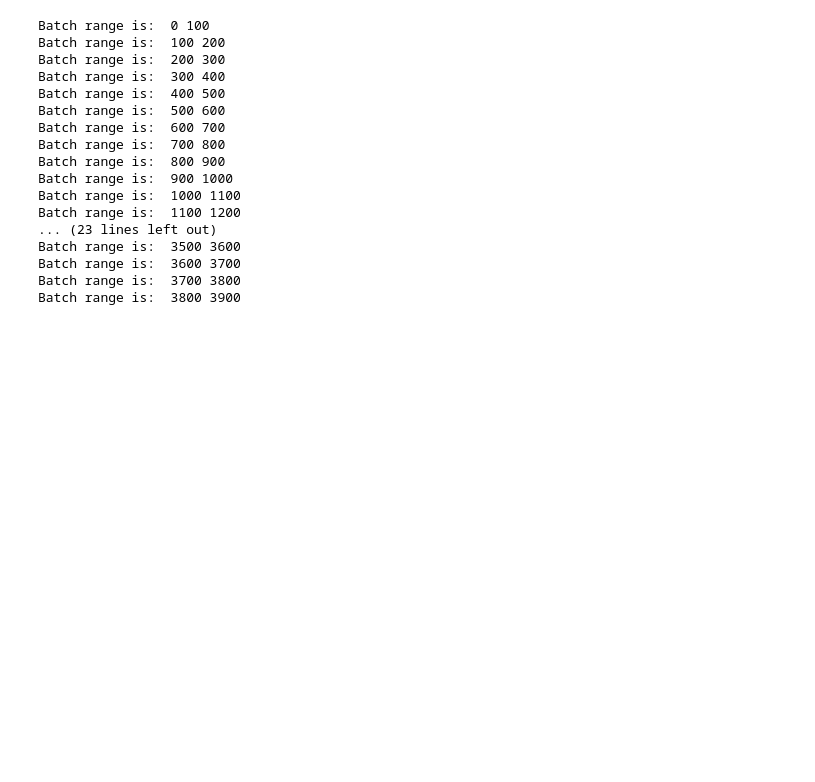
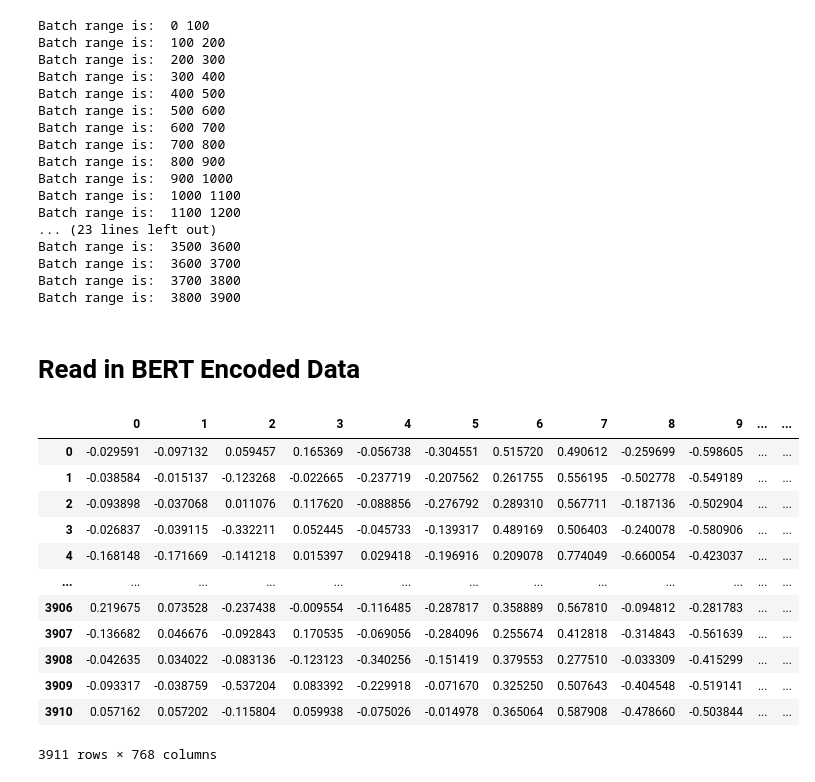
Before and after one commit to praveenkrishna0512/cs3264_project, a Jupyter notebook: Erdos2022FallJai.ipynb, the cells around one changed output. Saved outputs shown, nothing was run; the diff lists cells and outputs as text; code cells hidden in the pictures; blank space fills up the shorter version.

Commit message:
Added BERT encoding reader.

```diff
--- a/Erdos2022FallJai.ipynb
+++ b/Erdos2022FallJai.ipynb
@@ -224,3 +219,22 @@ Batch range is:  3500 3600
 Batch range is:  3600 3700
 Batch range is:  3700 3800
 Batch range is:  3800 3900
+# %% [markdown]
+# Read in BERT Encoded Data
+# %%
+bert_encoded_training_data = pd.read_csv("data/BertEncoding.csv", header = None)
+bert_encoded_training_data
+# %% [output]
+|  | 0 | 1 | 2 | 3 | 4 | 5 | 6 | 7 | 8 | 9 | ... | ... |
+| 0 | -0.029591 | -0.097132 | 0.059457 | 0.165369 | -0.056738 | -0.304551 | 0.515720 | 0.490612 | -0.259699 | -0.598605 | ... | ... |
+| 1 | -0.038584 | -0.015137 | -0.123268 | -0.022665 | -0.237719 | -0.207562 | 0.261755 | 0.556195 | -0.502778 | -0.549189 | ... | ... |
+| 2 | -0.093898 | -0.037068 | 0.011076 | 0.117620 | -0.088856 | -0.276792 | 0.289310 | 0.567711 | -0.187136 | -0.502904 | ... | ... |
+| 3 | -0.026837 | -0.039115 | -0.332211 | 0.052445 | -0.045733 | -0.139317 | 0.489169 | 0.506403 | -0.240078 | -0.580906 | ... | ... |
+| 4 | -0.168148 | -0.171669 | -0.141218 | 0.015397 | 0.029418 | -0.196916 | 0.209078 | 0.774049 | -0.660054 | -0.423037 | ... | ... |
+| ... | ... | ... | ... | ... | ... | ... | ... | ... | ... | ... | ... | ... |
+| 3906 | 0.219675 | 0.073528 | -0.237438 | -0.009554 | -0.116485 | -0.287817 | 0.358889 | 0.567810 | -0.094812 | -0.281783 | ... | ... |
+| 3907 | -0.136682 | 0.046676 | -0.092843 | 0.170535 | -0.069056 | -0.284096 | 0.255674 | 0.412818 | -0.314843 | -0.561639 | ... | ... |
+| 3908 | -0.042635 | 0.034022 | -0.083136 | -0.123123 | -0.340256 | -0.151419 | 0.379553 | 0.277510 | -0.033309 | -0.415299 | ... | ... |
+| 3909 | -0.093317 | -0.038759 | -0.537204 | 0.083392 | -0.229918 | -0.071670 | 0.325250 | 0.507643 | -0.404548 | -0.519141 | ... | ... |
+| 3910 | 0.057162 | 0.057202 | -0.115804 | 0.059938 | -0.075026 | -0.014978 | 0.365064 | 0.587908 | -0.478660 | -0.503844 | ... | ... |
+3911 rows × 768 columns
```
Also changed, not shown: parts of 3 cells of this notebook.
